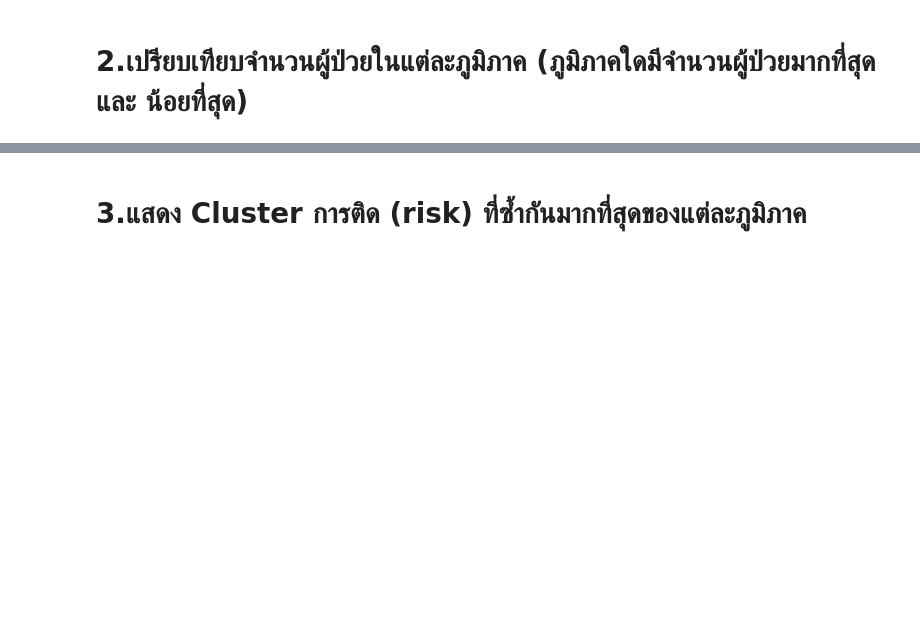
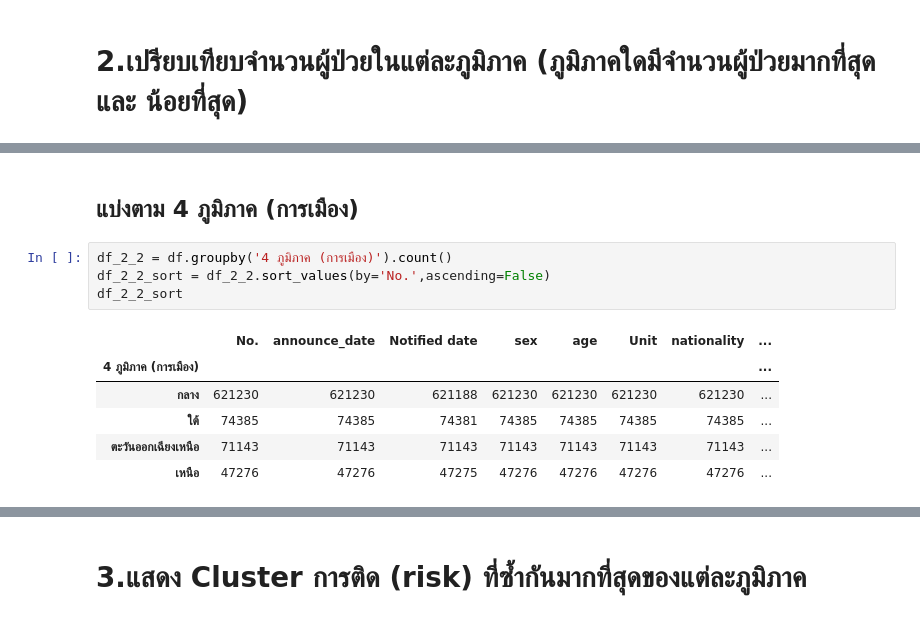
Before and after one commit to ThanikPimpiban/data_viz_2022, a Jupyter notebook: BasicPython&DataViz_midterm2022.ipynb, the cells around one changed output, grey strips where cells are left out. Cells and saved outputs as stored; diff of their text form; blank space fills up the shorter version.

```diff
--- a/BasicPython&DataViz_midterm2022.ipynb
+++ b/BasicPython&DataViz_midterm2022.ipynb
@@ -402,0 +429,13 @@ print(f'ภูมิภาคที่มีจำนวนผู้ป่วย
+# %% [markdown]
+## แบ่งตาม 4 ภูมิภาค (การเมือง)
+# %%
+df_2_2 = df.groupby('4 ภูมิภาค (การเมือง)').count()
+df_2_2_sort = df_2_2.sort_values(by='No.',ascending=False)
+df_2_2_sort
+# %% [output]
+|  | No. | announce_date | Notified date | sex | age | Unit | nationality | ... |
+| 4 ภูมิภาค (การเมือง) |  |  |  |  |  |  |  | ... |
+| กลาง | 621230 | 621230 | 621188 | 621230 | 621230 | 621230 | 621230 | ... |
+| ใต้ | 74385 | 74385 | 74381 | 74385 | 74385 | 74385 | 74385 | ... |
+| ตะวันออกเฉียงเหนือ | 71143 | 71143 | 71143 | 71143 | 71143 | 71143 | 71143 | ... |
+| เหนือ | 47276 | 47276 | 47275 | 47276 | 47276 | 47276 | 47276 | ... |
```
Also changed, not shown: parts of 82 cells of this notebook.
